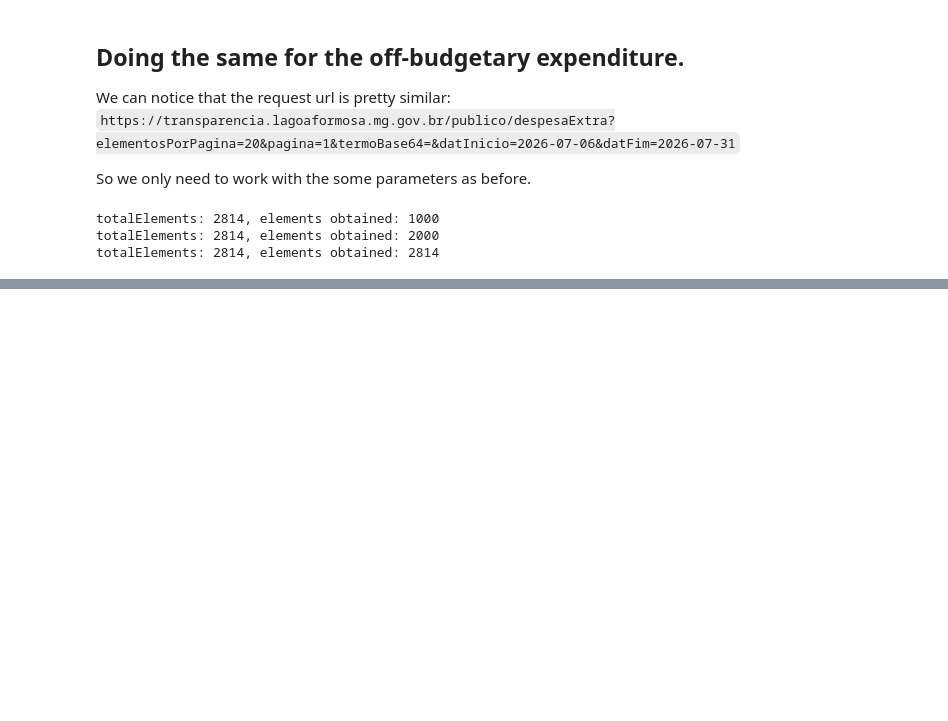
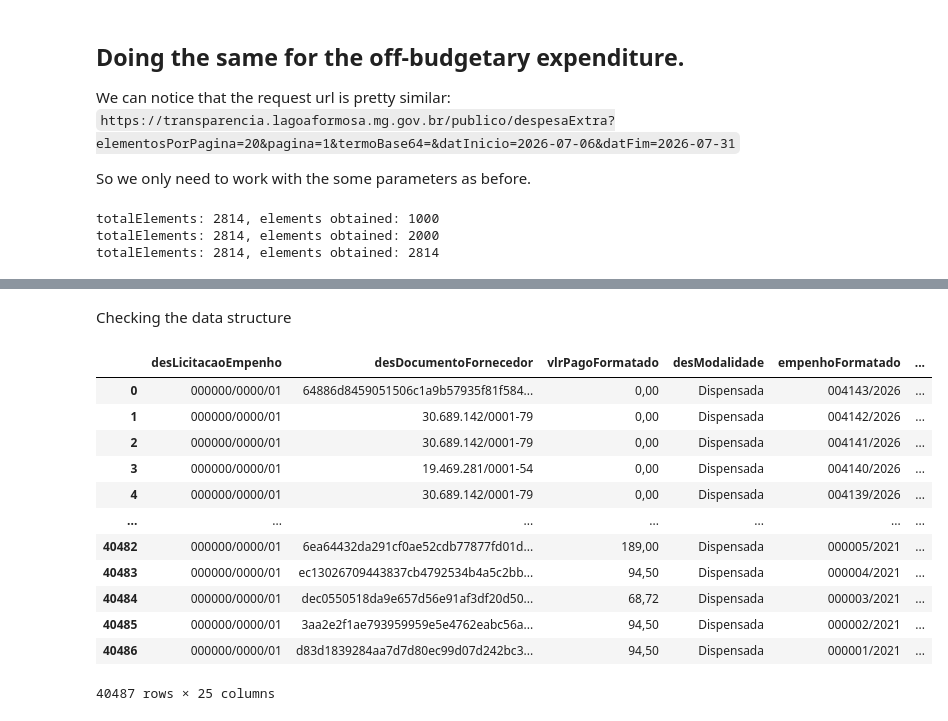
Before and after one commit to gbrielgustavo/portal-transparencia-publicenter, a Jupyter notebook: project.ipynb, the cells around one changed output, grey strips where cells are left out. Cells and saved outputs as stored; diff of their text form; code cells hidden in the pictures; blank space fills up the shorter version.

```diff
--- a/project.ipynb
+++ b/project.ipynb
@@ -222,0 +244,18 @@ length budgetDf: 40487, length budgetDf: 2814
+# %% [markdown]
+Checking the data structure
+# %%
+budgetDf
+# %% [output]
+|  | desLicitacaoEmpenho | desDocumentoFornecedor | vlrPagoFormatado | desModalidade | empenhoFormatado | ... |
+| 0 | 000000/0000/01 | 64886d8459051506c1a9b57935f81f584... | 0,00 | Dispensada | 004143/2026 | ... |
+| 1 | 000000/0000/01 | 30.689.142/0001-79 | 0,00 | Dispensada | 004142/2026 | ... |
+| 2 | 000000/0000/01 | 30.689.142/0001-79 | 0,00 | Dispensada | 004141/2026 | ... |
+| 3 | 000000/0000/01 | 19.469.281/0001-54 | 0,00 | Dispensada | 004140/2026 | ... |
+| 4 | 000000/0000/01 | 30.689.142/0001-79 | 0,00 | Dispensada | 004139/2026 | ... |
+| ... | ... | ... | ... | ... | ... | ... |
+| 40482 | 000000/0000/01 | 6ea64432da291cf0ae52cdb77877fd01d... | 189,00 | Dispensada | 000005/2021 | ... |
+| 40483 | 000000/0000/01 | ec13026709443837cb4792534b4a5c2bb... | 94,50 | Dispensada | 000004/2021 | ... |
+| 40484 | 000000/0000/01 | dec0550518da9e657d56e91af3df20d50... | 68,72 | Dispensada | 000003/2021 | ... |
+| 40485 | 000000/0000/01 | 3aa2e2f1ae793959959e5e4762eabc56a... | 94,50 | Dispensada | 000002/2021 | ... |
+| 40486 | 000000/0000/01 | d83d1839284aa7d7d80ec99d07d242bc3... | 94,50 | Dispensada | 000001/2021 | ... |
+40487 rows × 25 columns
```
Also changed, not shown: parts of 14 cells of this notebook, 3 other files.
